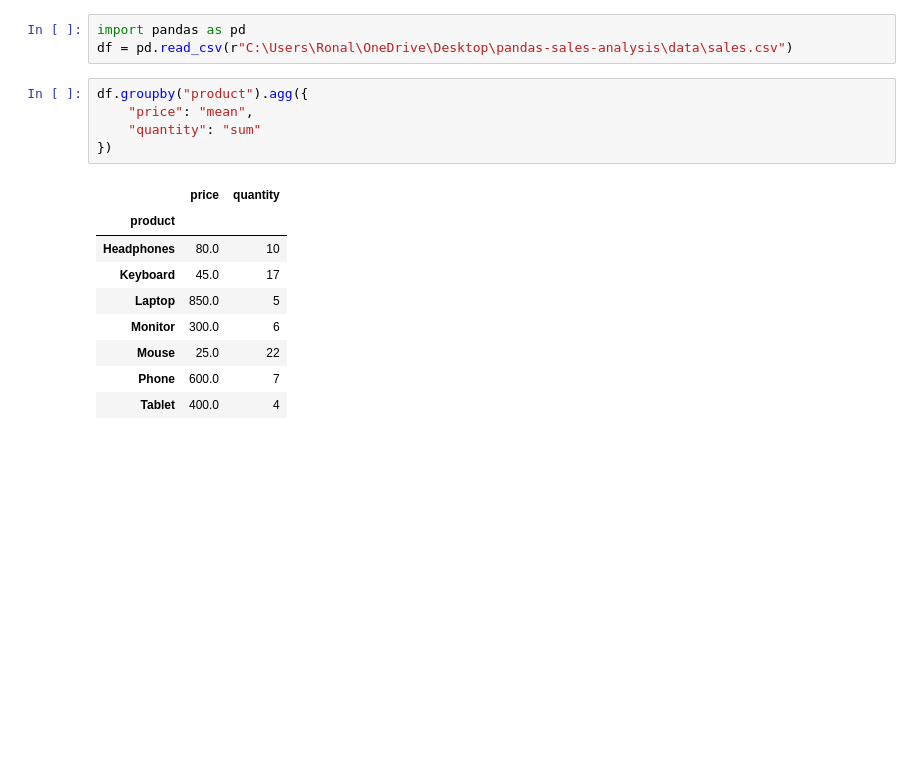
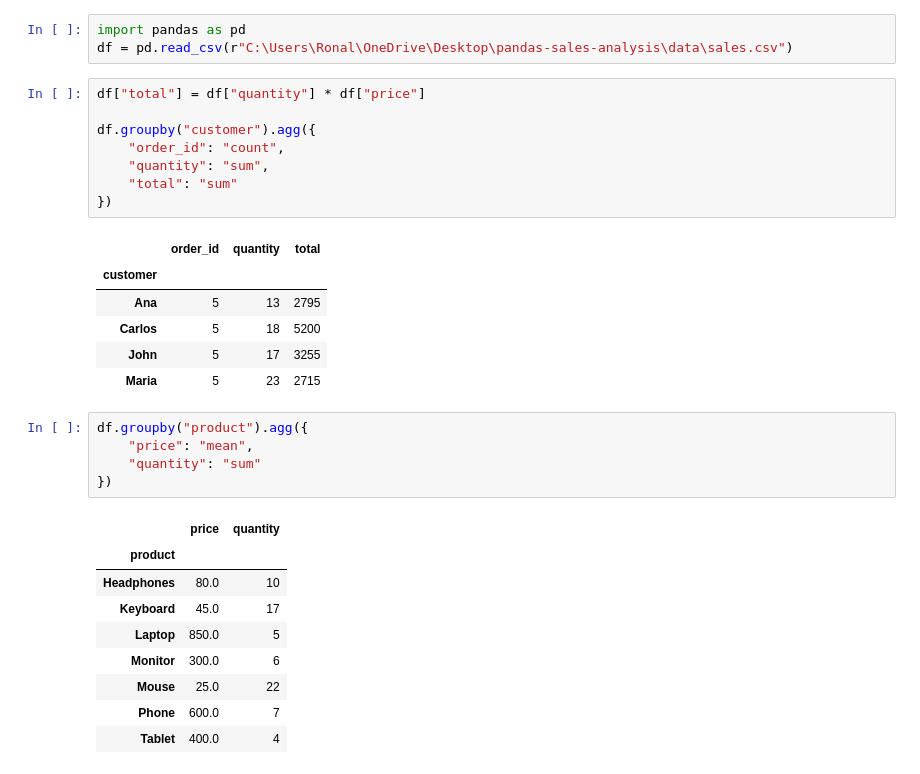
Before and after one commit to ronirgp/pandas-sales-analysis, a Jupyter notebook: notebooks/sales_analysis.ipynb, the cells around one changed output. Saved outputs shown, nothing was run; the diff lists cells and outputs as text; blank space fills up the shorter version.

Commit message:
Add customer order quantity and revenue analysis

```diff
--- a/notebooks/sales_analysis.ipynb
+++ b/notebooks/sales_analysis.ipynb
@@ -1,6 +1,21 @@
 # %%
 import pandas as pd
 df = pd.read_csv(r"C:\Users\Ronal\OneDrive\Desktop\pandas-sales-analysis\data\sales.csv")
+# %%
+df["total"] = df["quantity"] * df["price"]
+
+df.groupby("customer").agg({
+    "order_id": "count",
+    "quantity": "sum",
+    "total": "sum"
+})
+# %% [output]
+|  | order_id | quantity | total |
+| customer |  |  |  |
+| Ana | 5 | 13 | 2795 |
+| Carlos | 5 | 18 | 5200 |
+| John | 5 | 17 | 3255 |
+| Maria | 5 | 23 | 2715 |
 # %%
 df.groupby("product").agg({
     "price": "mean",
```
Also changed, not shown: 1 other file.
